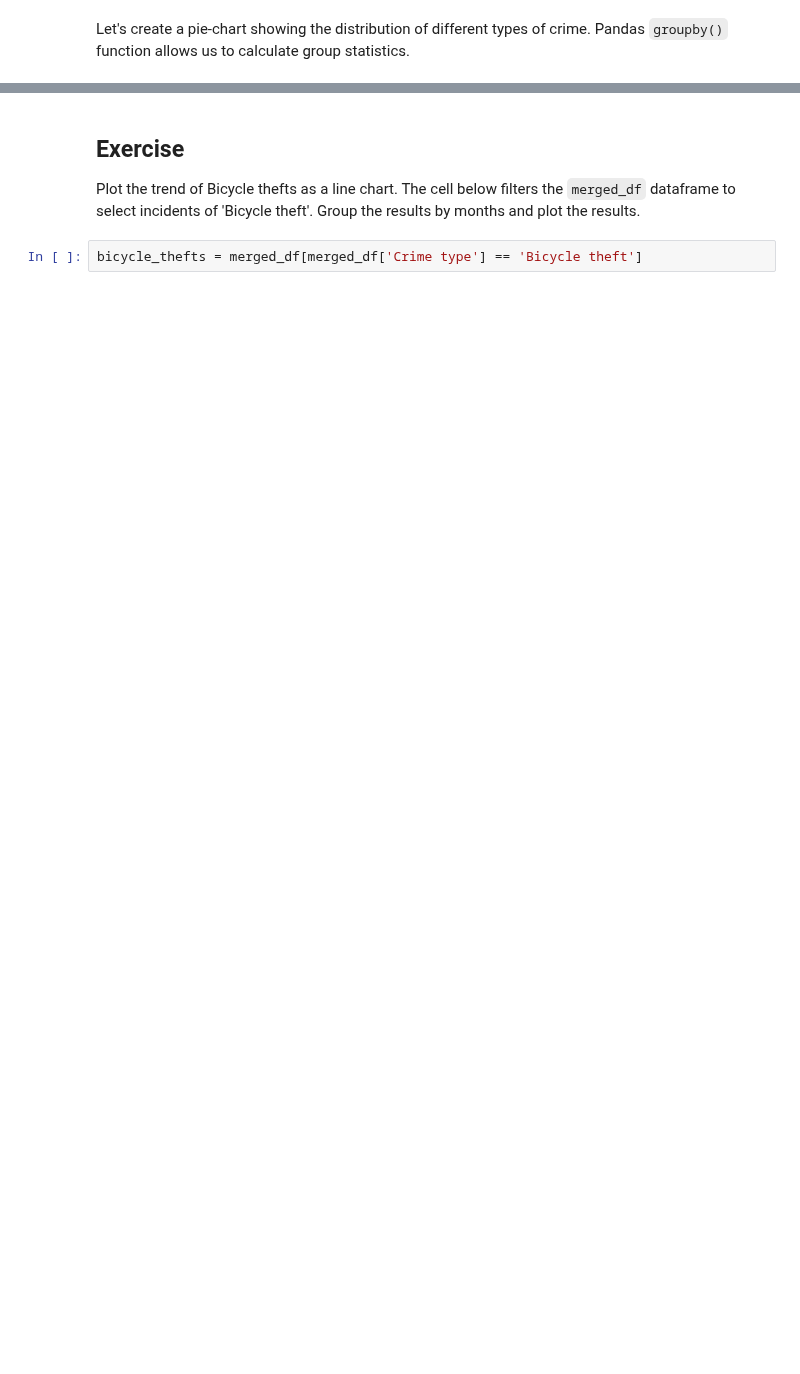
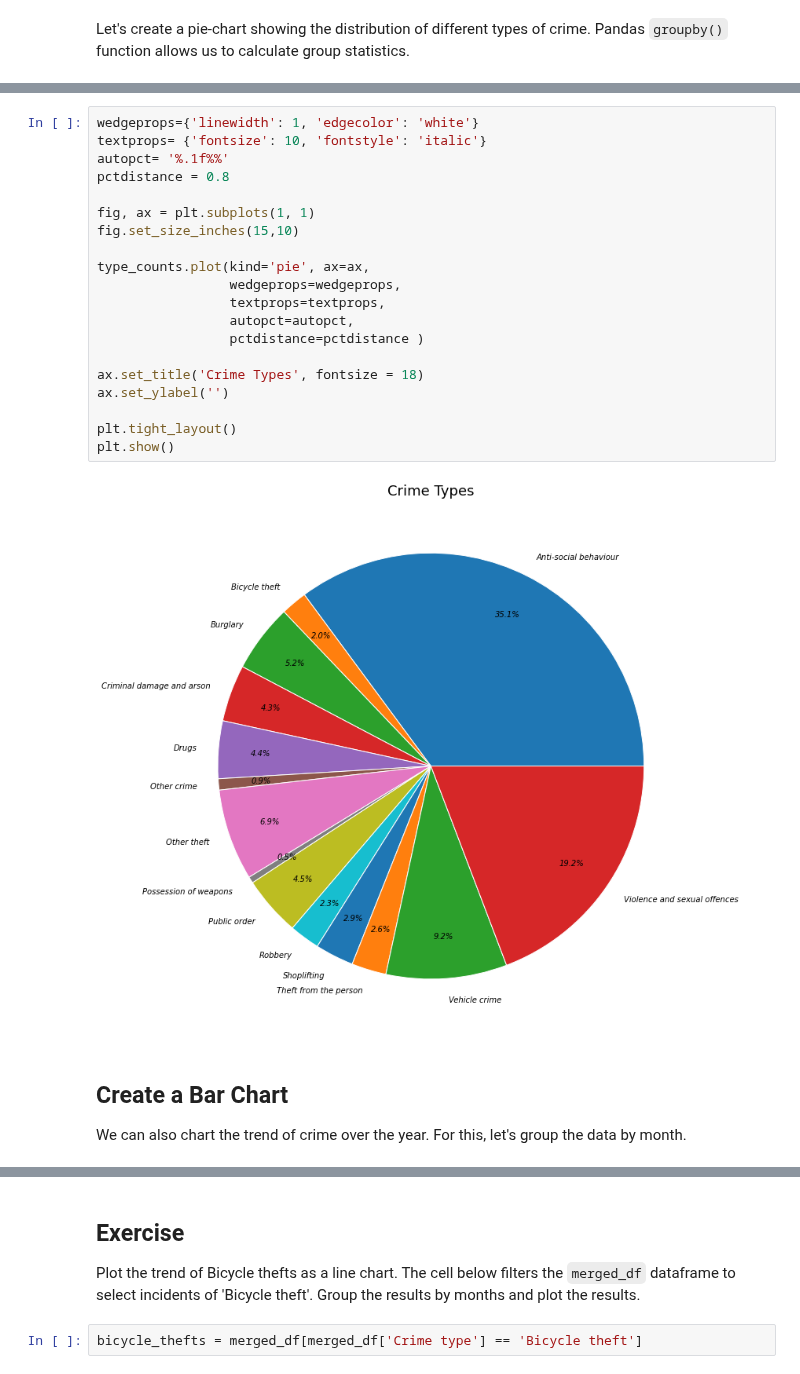
Before and after one commit to spatialthoughts/courses, a Jupyter notebook: code/python_dataviz/02_creating_charts.ipynb, the cells around one changed output, grey strips where cells are left out. Drawn from its saved outputs; the diff is of its cells as text; blank space fills up the shorter version.

```diff
--- a/code/python_dataviz/02_creating_charts.ipynb
+++ b/code/python_dataviz/02_creating_charts.ipynb
@@ -60,3 +141,29 @@ We can also chart the trend of crime over the year. For this, let's group the da
+# %%
+wedgeprops={'linewidth': 1, 'edgecolor': 'white'}
+textprops= {'fontsize': 10, 'fontstyle': 'italic'}
+autopct= '%.1f%%'
+pctdistance = 0.8
+
+fig, ax = plt.subplots(1, 1)
+fig.set_size_inches(15,10)
+
+type_counts.plot(kind='pie', ax=ax,
+                 wedgeprops=wedgeprops,
+                 textprops=textprops,
+                 autopct=autopct,
+                 pctdistance=pctdistance )
+
+ax.set_title('Crime Types', fontsize = 18)
+ax.set_ylabel('')
+
+plt.tight_layout()
+plt.show()
+# %% [output]
+[figure, added]
+# %% [markdown]
+## Create a Bar Chart
+
+We can also chart the trend of crime over the year. For this, let's group the data by month.
 # %%
 monthly_counts = merged_df.groupby('Month').size()
 monthly_counts
```
Also changed, not shown: parts of 25 cells of this notebook.
